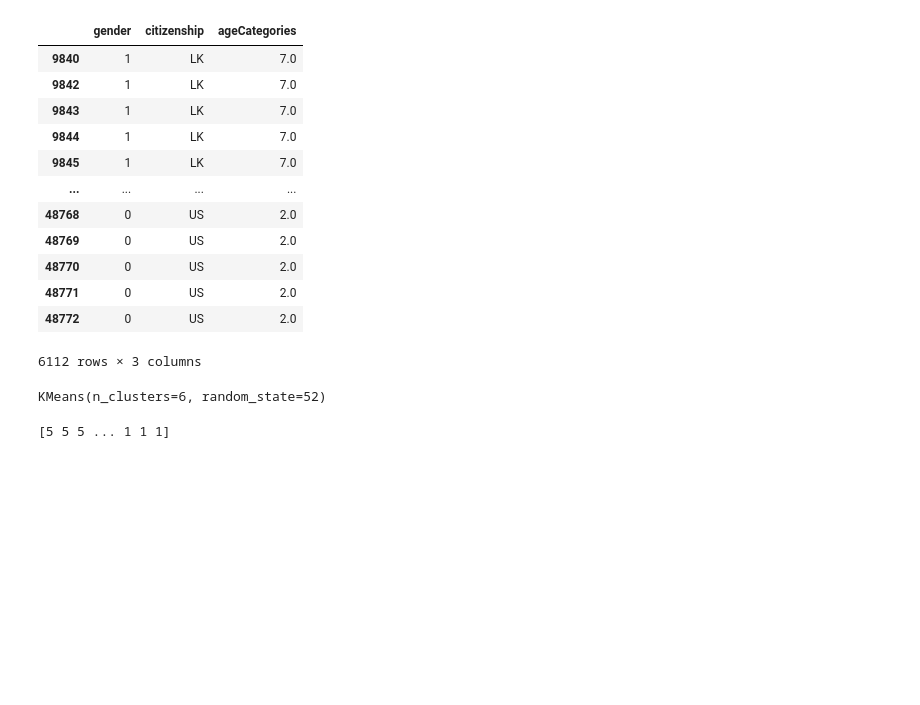
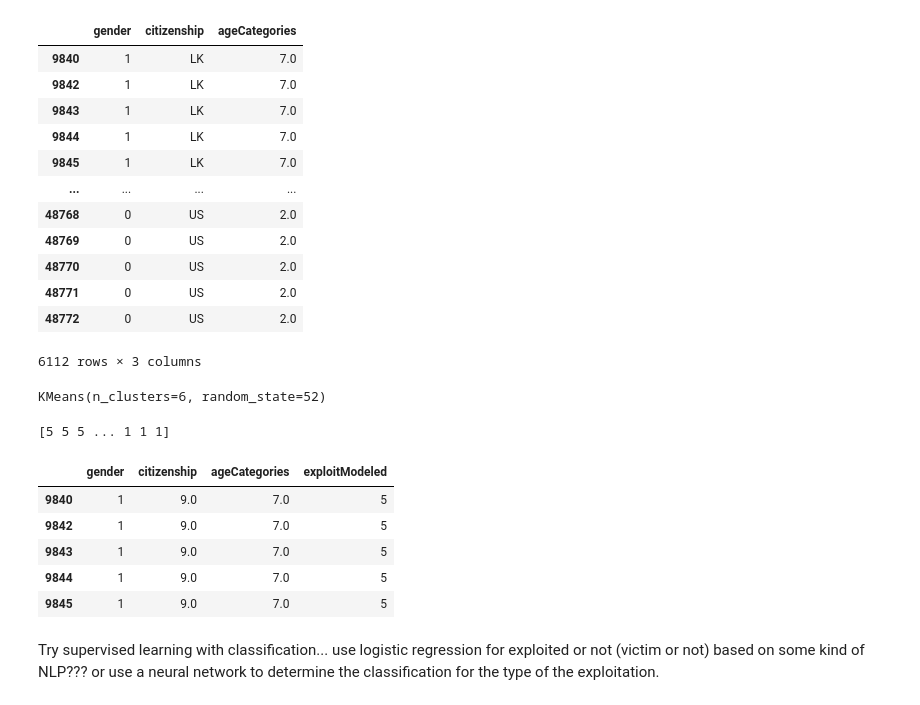
Before and after one commit to gh-mrmoore/Human-Trafficking-Analysis, a Jupyter notebook: more_eda.ipynb, the cells around one changed output. Drawn from its saved outputs; the diff is of its cells as text; code cells hidden in the pictures; blank space fills up the shorter version.

```diff
--- a/more_eda.ipynb
+++ b/more_eda.ipynb
@@ -393,3 +398,13 @@ predictions = trafficking_model.predict(model_df)
 print(predictions)
 # %% [output]
 [5 5 5 ... 1 1 1]
+# %%
+model_df["exploitModeled"] = trafficking_model.labels_
+model_df.head()
+# %% [output]
+|  | gender | citizenship | ageCategories | exploitModeled |
+| 9840 | 1 | 9.0 | 7.0 | 5 |
+| 9842 | 1 | 9.0 | 7.0 | 5 |
+| 9843 | 1 | 9.0 | 7.0 | 5 |
+| 9844 | 1 | 9.0 | 7.0 | 5 |
+| 9845 | 1 | 9.0 | 7.0 | 5 |
@@ -395,0 +417,4 @@ print(predictions)
+# %% [markdown]
+Try supervised learning with classification...
+use logistic regression for exploited or not (victim or not) based on some kind of NLP???
+or use a neural network to determine the classification for the type of the exploitation.
```
Also changed, not shown: parts of 3 cells of this notebook, 1 other file.
